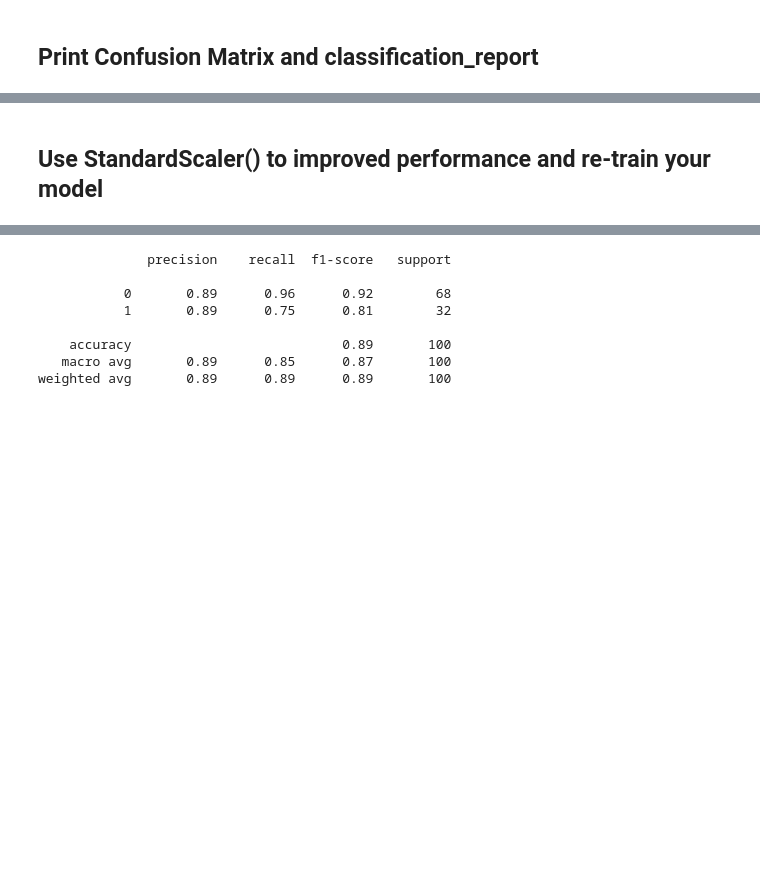
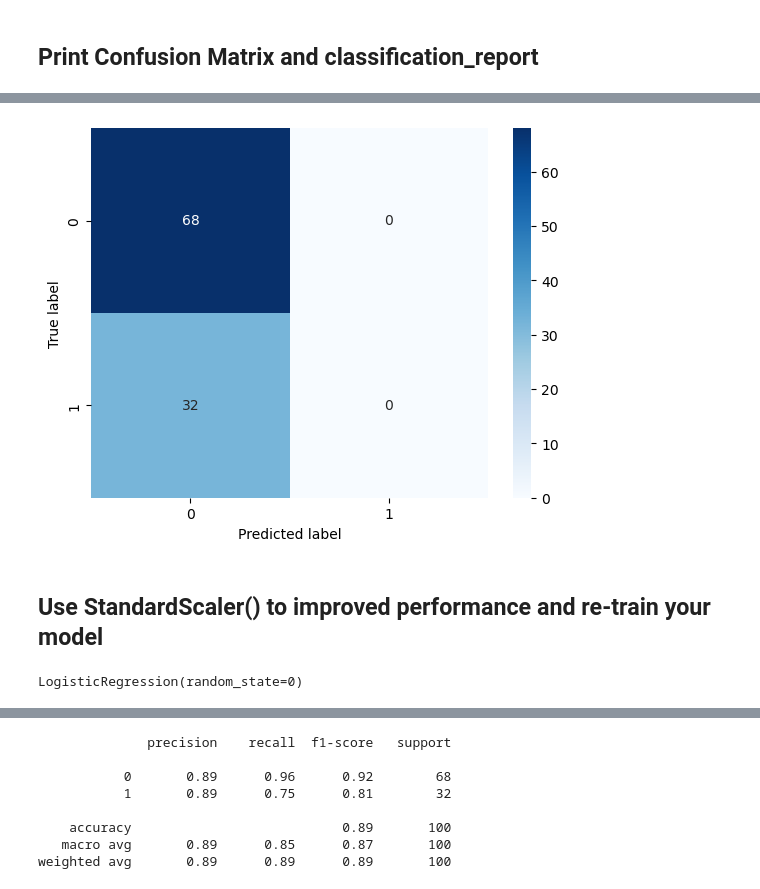
Before and after one commit to Tuwaiq-Data-Science-Bootcamp-V4/Logistic-Regression-Lab, a Jupyter notebook: LogisticRegression_Assignment.ipynb, the cells around one changed output, grey strips where cells are left out. Saved outputs shown, nothing was run; the diff lists cells and outputs as text; code cells hidden in the pictures; blank space fills up the shorter version.

Commit message:
Logistic-Regression-Lab_Rayan-Aloufi

```diff
--- a/LogisticRegression_Assignment.ipynb
+++ b/LogisticRegression_Assignment.ipynb
@@ -49,2 +93,6 @@ Name: Purchased, dtype: int64
 # %% [markdown]
 ## Train the model with random_state = 0
+# %%
+logModel = LogisticRegression(random_state=0)
+# %%
+logModel.fit(X_train, y_train)
@@ -57,0 +103,3 @@ Name: Purchased, dtype: int64
+# %%
+pred = logModel.predict(X_test)
+print(pred)
@@ -98,0 +162,3 @@ weighted avg       0.46      0.68      0.55       100
+# %%
+conf_matrix = confusion_matrix(y_test,pred)
+conf_matrix
@@ -99,2 +179,9 @@ weighted avg       0.46      0.68      0.55       100
+# %%
+sns.heatmap(conf_matrix, annot=True, cmap='Blues')
+plt.xlabel('Predicted label')
+plt.ylabel('True label')
+plt.show()
+# %% [output]
+[figure, added]
 # %% [markdown]
 ## Use StandardScaler() to improved performance and re-train your model
@@ -100,0 +193,5 @@ weighted avg       0.46      0.68      0.55       100
+# %%
+logModel_Scaled = LogisticRegression(random_state=0)
+logModel_Scaled.fit(X_train_scaled, y_train)
+# %% [output]
+LogisticRegression(random_state=0)
```
Also changed, not shown: parts of 36 cells of this notebook.
